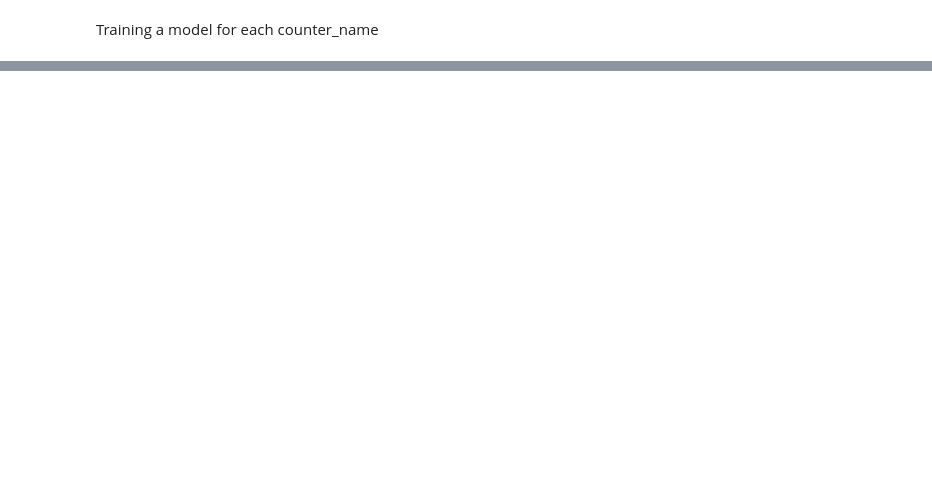
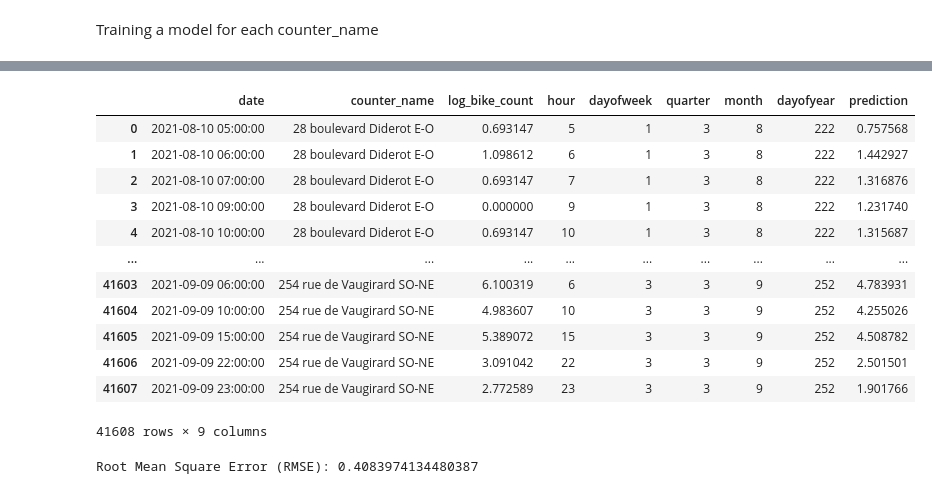
Before and after one commit to Ameya1337/Bike-Counters-Ameya---Qiling, a Jupyter notebook: timeseries with xgboost.ipynb, the cells around one changed output, grey strips where cells are left out. Cells and saved outputs as stored; diff of their text form; code cells hidden in the pictures; blank space fills up the shorter version.

Commit message:
"submission_ts_counters_xgb"

```diff
--- a/timeseries with xgboost.ipynb
+++ b/timeseries with xgboost.ipynb
@@ -376,2 +395,15 @@ for counter in data["counter_name"].unique():
 
     models[counter] = model
+# %%
+predictions_df = pd.DataFrame()
+# %%
+for counter in test["counter_name"].unique():
+    test_subset = test[test["counter_name"] == counter]
+
+    if counter in models:
+        X_test = test_subset[new_features]
+        pred = models[counter].predict(X_test)
+        pred_df = pd.DataFrame(
+            {"counter_name": counter, "log_bike_count": pred}, index=test_subset.index
+        )
+        predictions_df = pd.concat([predictions_df, pred_df])
@@ -377,0 +444,27 @@ for counter in data["counter_name"].unique():
+# %%
+test_reset = test.reset_index()
+predictions_reset = predictions_df.reset_index()
+# %%
+merged_df = test_reset.merge(predictions_reset, on=[
+                             "counter_name", "date"], how="left")
+# %%
+merged_df
+# %% [output]
+|  | date | counter_name | log_bike_count | hour | dayofweek | quarter | month | dayofyear | prediction |
+| 0 | 2021-08-10 05:00:00 | 28 boulevard Diderot E-O | 0.693147 | 5 | 1 | 3 | 8 | 222 | 0.757568 |
+| 1 | 2021-08-10 06:00:00 | 28 boulevard Diderot E-O | 1.098612 | 6 | 1 | 3 | 8 | 222 | 1.442927 |
+| 2 | 2021-08-10 07:00:00 | 28 boulevard Diderot E-O | 0.693147 | 7 | 1 | 3 | 8 | 222 | 1.316876 |
+| 3 | 2021-08-10 09:00:00 | 28 boulevard Diderot E-O | 0.000000 | 9 | 1 | 3 | 8 | 222 | 1.231740 |
+| 4 | 2021-08-10 10:00:00 | 28 boulevard Diderot E-O | 0.693147 | 10 | 1 | 3 | 8 | 222 | 1.315687 |
+| ... | ... | ... | ... | ... | ... | ... | ... | ... | ... |
+| 41603 | 2021-09-09 06:00:00 | 254 rue de Vaugirard SO-NE | 6.100319 | 6 | 3 | 3 | 9 | 252 | 4.783931 |
+| 41604 | 2021-09-09 10:00:00 | 254 rue de Vaugirard SO-NE | 4.983607 | 10 | 3 | 3 | 9 | 252 | 4.255026 |
+| 41605 | 2021-09-09 15:00:00 | 254 rue de Vaugirard SO-NE | 5.389072 | 15 | 3 | 3 | 9 | 252 | 4.508782 |
+| 41606 | 2021-09-09 22:00:00 | 254 rue de Vaugirard SO-NE | 3.091042 | 22 | 3 | 3 | 9 | 252 | 2.501501 |
+| 41607 | 2021-09-09 23:00:00 | 254 rue de Vaugirard SO-NE | 2.772589 | 23 | 3 | 3 | 9 | 252 | 1.901766 |
+41608 rows × 9 columns
+# %%
+rmse = np.sqrt(mean_squared_error(merged_df["log_bike_count"], merged_df["prediction"]))
+print("Root Mean Square Error (RMSE):", rmse)
+# %% [output]
+Root Mean Square Error (RMSE): 0.4083974134480387
```
Also changed, not shown: parts of 7 cells of this notebook, 2 other files.
